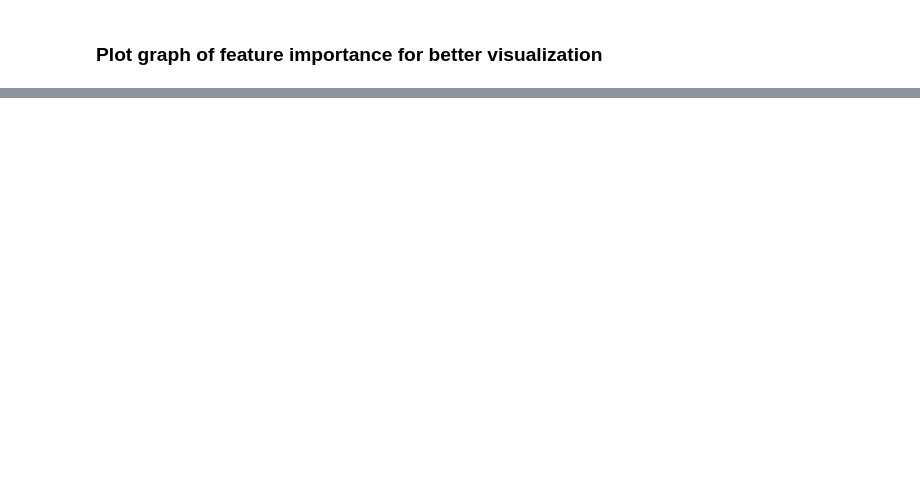
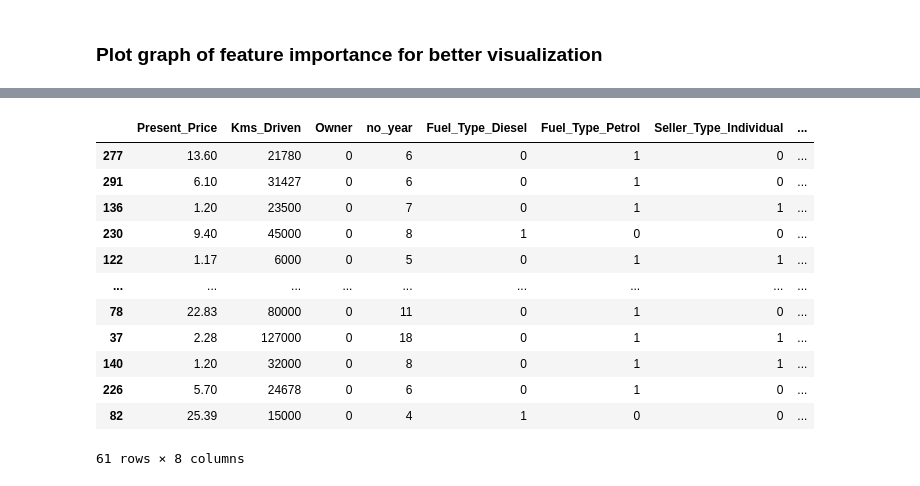
Before and after one commit to abanalii/Car-price-prediction, a Jupyter notebook: Car_Price_Prediction.ipynb, the cells around one changed output, grey strips where cells are left out. Cells and saved outputs as stored; diff of their text form; code cells hidden in the pictures; blank space fills up the shorter version.

```diff
--- a/Car_Price_Prediction.ipynb
+++ b/Car_Price_Prediction.ipynb
@@ -222,0 +244,16 @@ feat_importances.nlargest(5).plot(kind='barh') #five most important features are
+# %%
+X_test
+# %% [output]
+|  | Present_Price | Kms_Driven | Owner | no_year | Fuel_Type_Diesel | Fuel_Type_Petrol | Seller_Type_Individual | ... |
+| 277 | 13.60 | 21780 | 0 | 6 | 0 | 1 | 0 | ... |
+| 291 | 6.10 | 31427 | 0 | 6 | 0 | 1 | 0 | ... |
+| 136 | 1.20 | 23500 | 0 | 7 | 0 | 1 | 1 | ... |
+| 230 | 9.40 | 45000 | 0 | 8 | 1 | 0 | 0 | ... |
+| 122 | 1.17 | 6000 | 0 | 5 | 0 | 1 | 1 | ... |
+| ... | ... | ... | ... | ... | ... | ... | ... | ... |
+| 78 | 22.83 | 80000 | 0 | 11 | 0 | 1 | 0 | ... |
+| 37 | 2.28 | 127000 | 0 | 18 | 0 | 1 | 1 | ... |
+| 140 | 1.20 | 32000 | 0 | 8 | 0 | 1 | 1 | ... |
+| 226 | 5.70 | 24678 | 0 | 6 | 0 | 1 | 0 | ... |
+| 82 | 25.39 | 15000 | 0 | 4 | 1 | 0 | 0 | ... |
+61 rows × 8 columns
```
Also changed, not shown: parts of 14 cells of this notebook.
